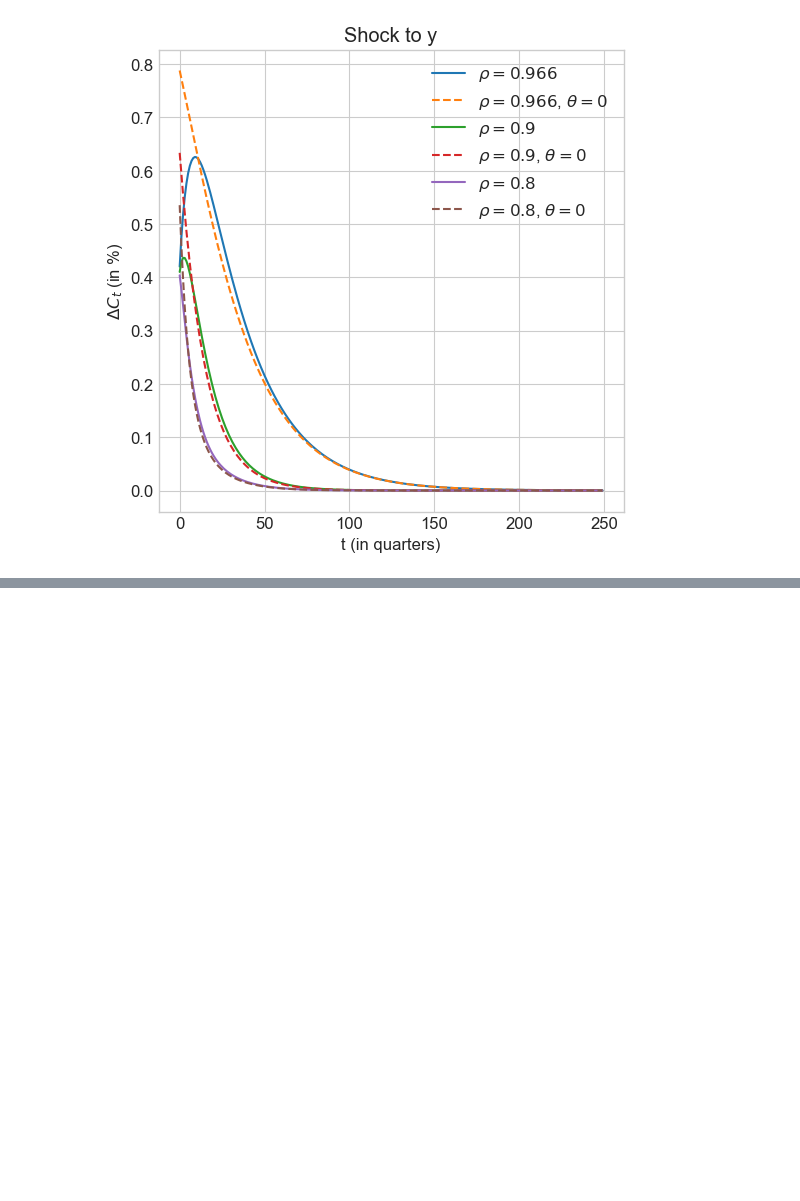
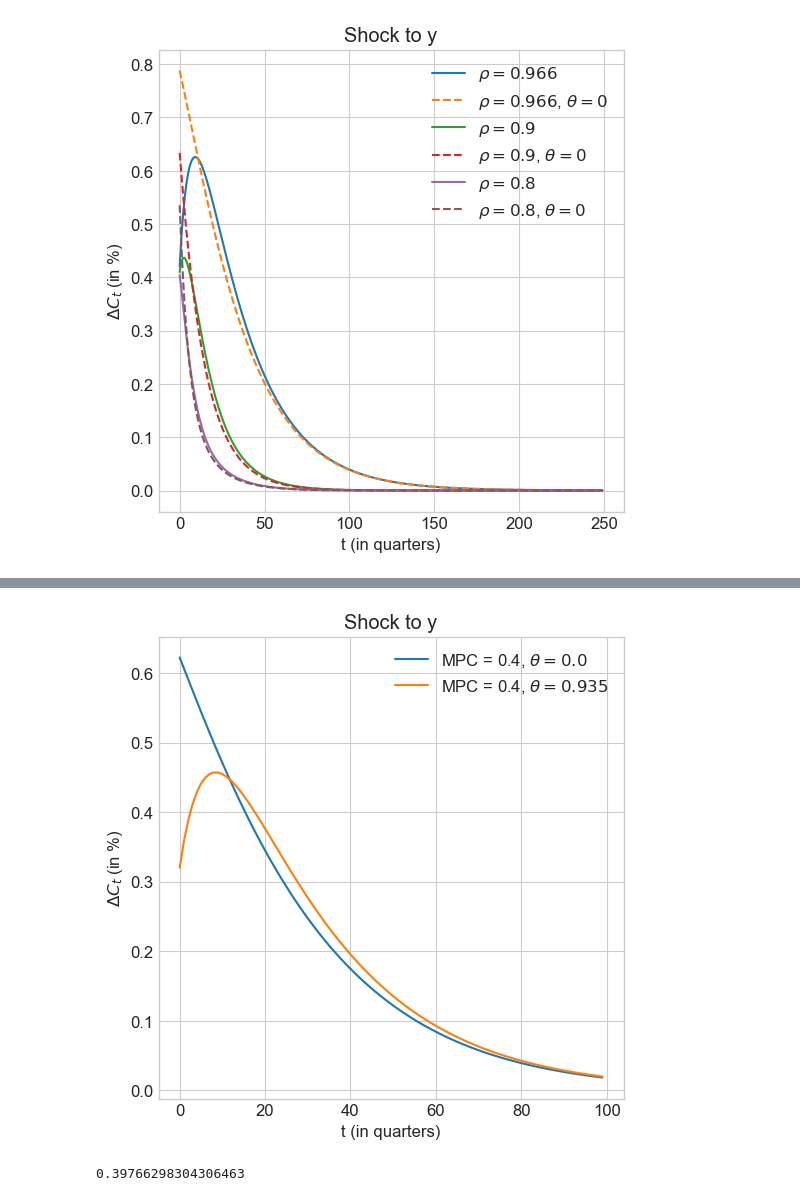
Before and after one commit to YanWin/StickyInformationHANK, a Jupyter notebook: notebooks/Replication_Notebooks/MPC_iMPC_matching.ipynb, the cells around one changed output, grey strips where cells are left out. Cells and saved outputs as stored; diff of their text form; code cells hidden in the pictures; blank space fills up the shorter version.

```diff
--- a/notebooks/Replication_Notebooks/MPC_iMPC_matching.ipynb
+++ b/notebooks/Replication_Notebooks/MPC_iMPC_matching.ipynb
@@ -679,0 +696,32 @@ fig = plotter_PE(fig, [model], ['$\\rho = 0.8$, $\\theta=0$'], compare_outputs,
+# %%
+model_04 = HAsimpleModel.HAsimpleModelClass(par={'MPC_target': 0.4})
+model_02 = HAsimpleModel.HAsimpleModelClass(par={'MPC_target': 0.2})
+model_01 = HAsimpleModel.HAsimpleModelClass(par={'MPC_target': 0.1})
+# %%
+model_04.find_ss()
+model_04._compute_jac_hh()
+
+model_04_sticky = model_04.copy()
+model_04_sticky.par.inattention = 0.935
+
+model_04.par.inattention = model_04_sticky.par.inattention
+model_04_sticky.jac_hh= model_04._compute_sticky_jacs_hh(model_04.jac_hh)
+model_04.par.inattention = 0.0
+# %%
+compare_inputs = ['y']
+model_list = [model_04, model_04_sticky]
+label_list = [f'MPC = {model_04.par.MPC_target}, $\\theta = {model_list[0].par.inattention}$',
+              f'MPC = {model_04.par.MPC_target}, $\\theta = {model_list[1].par.inattention}$']
+
+plot_periods = 100  # model.par.T
+
+# 1 % jump in income
+ss = model_04_sticky.ss
+
+fig = plot_PE_hh(model_list, label_list, compare_outputs, compare_inputs, plot_periods, shocks_jump, shocks_rho)
+# %% [output]
+[figure, added]
+# %%
+model_04.jac_hh[('C_hh', 'y')][0:4, 0].sum()
+# %% [output]
+0.39766298304306463
```
Also changed, not shown: parts of 11 cells of this notebook.
